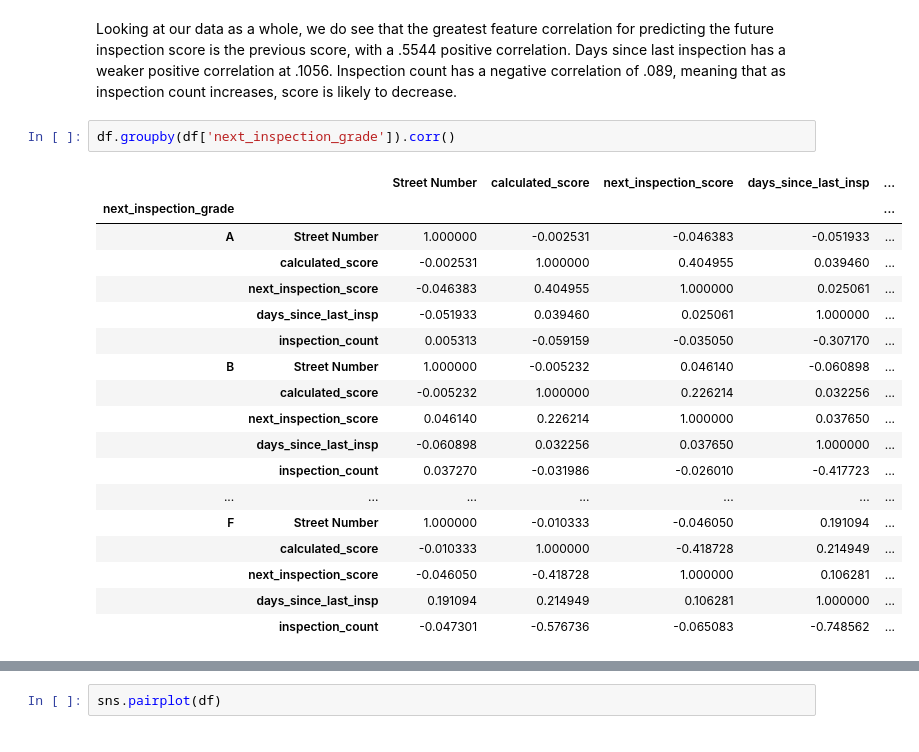
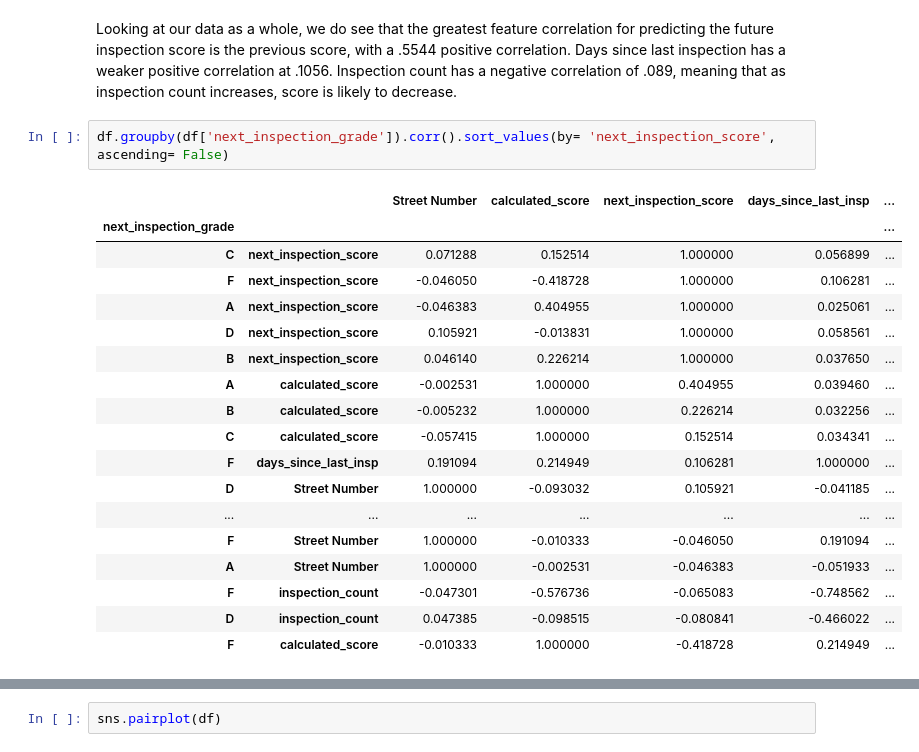
Before and after one commit to BLGreenspan/Capstone, a Jupyter notebook: Capstone Code.ipynb, the cells around one changed output, grey strips where cells are left out. Saved outputs shown, nothing was run; the diff lists cells and outputs as text.

```diff
--- a/Capstone Code.ipynb
+++ b/Capstone Code.ipynb
@@ -342,23 +342,23 @@ df.corr().sort_values(by= 'next_inspection_score', ascending= False)
 # %% [markdown]
 Looking at our data as a whole, we do see that the greatest feature correlation for predicting the future inspection score is the previous score, with a .5544 positive correlation.  Days since last inspection has a weaker positive correlation at .1056.  Inspection count has a negative correlation of .089, meaning that as inspection count increases, score is likely to decrease.
 # %%
-df.groupby(df['next_inspection_grade']).corr()
+df.groupby(df['next_inspection_grade']).corr().sort_values(by= 'next_inspection_score', ascending= False)
 # %% [output]
 |  |  | Street Number | calculated_score | next_inspection_score | days_since_last_insp | ... |
 | next_inspection_grade |  |  |  |  |  | ... |
-| A | Street Number | 1.000000 | -0.002531 | -0.046383 | -0.051933 | ... |
-|  | calculated_score | -0.002531 | 1.000000 | 0.404955 | 0.039460 | ... |
-|  | next_inspection_score | -0.046383 | 0.404955 | 1.000000 | 0.025061 | ... |
-|  | days_since_last_insp | -0.051933 | 0.039460 | 0.025061 | 1.000000 | ... |
-|  | inspection_count | 0.005313 | -0.059159 | -0.035050 | -0.307170 | ... |
-| B | Street Number | 1.000000 | -0.005232 | 0.046140 | -0.060898 | ... |
-|  | calculated_score | -0.005232 | 1.000000 | 0.226214 | 0.032256 | ... |
-|  | next_inspection_score | 0.046140 | 0.226214 | 1.000000 | 0.037650 | ... |
-|  | days_since_last_insp | -0.060898 | 0.032256 | 0.037650 | 1.000000 | ... |
-|  | inspection_count | 0.037270 | -0.031986 | -0.026010 | -0.417723 | ... |
+| C | next_inspection_score | 0.071288 | 0.152514 | 1.000000 | 0.056899 | ... |
+| F | next_inspection_score | -0.046050 | -0.418728 | 1.000000 | 0.106281 | ... |
+| A | next_inspection_score | -0.046383 | 0.404955 | 1.000000 | 0.025061 | ... |
+| D | next_inspection_score | 0.105921 | -0.013831 | 1.000000 | 0.058561 | ... |
+| B | next_inspection_score | 0.046140 | 0.226214 | 1.000000 | 0.037650 | ... |
+| A | calculated_score | -0.002531 | 1.000000 | 0.404955 | 0.039460 | ... |
+| B | calculated_score | -0.005232 | 1.000000 | 0.226214 | 0.032256 | ... |
+| C | calculated_score | -0.057415 | 1.000000 | 0.152514 | 0.034341 | ... |
+| F | days_since_last_insp | 0.191094 | 0.214949 | 0.106281 | 1.000000 | ... |
+| D | Street Number | 1.000000 | -0.093032 | 0.105921 | -0.041185 | ... |
 | ... | ... | ... | ... | ... | ... | ... |
 | F | Street Number | 1.000000 | -0.010333 | -0.046050 | 0.191094 | ... |
-|  | calculated_score | -0.010333 | 1.000000 | -0.418728 | 0.214949 | ... |
-|  | next_inspection_score | -0.046050 | -0.418728 | 1.000000 | 0.106281 | ... |
-|  | days_since_last_insp | 0.191094 | 0.214949 | 0.106281 | 1.000000 | ... |
-|  | inspection_count | -0.047301 | -0.576736 | -0.065083 | -0.748562 | ... |
+| A | Street Number | 1.000000 | -0.002531 | -0.046383 | -0.051933 | ... |
+| F | inspection_count | -0.047301 | -0.576736 | -0.065083 | -0.748562 | ... |
+| D | inspection_count | 0.047385 | -0.098515 | -0.080841 | -0.466022 | ... |
+| F | calculated_score | -0.010333 | 1.000000 | -0.418728 | 0.214949 | ... |
```
Also changed, not shown: parts of 3 cells of this notebook.
